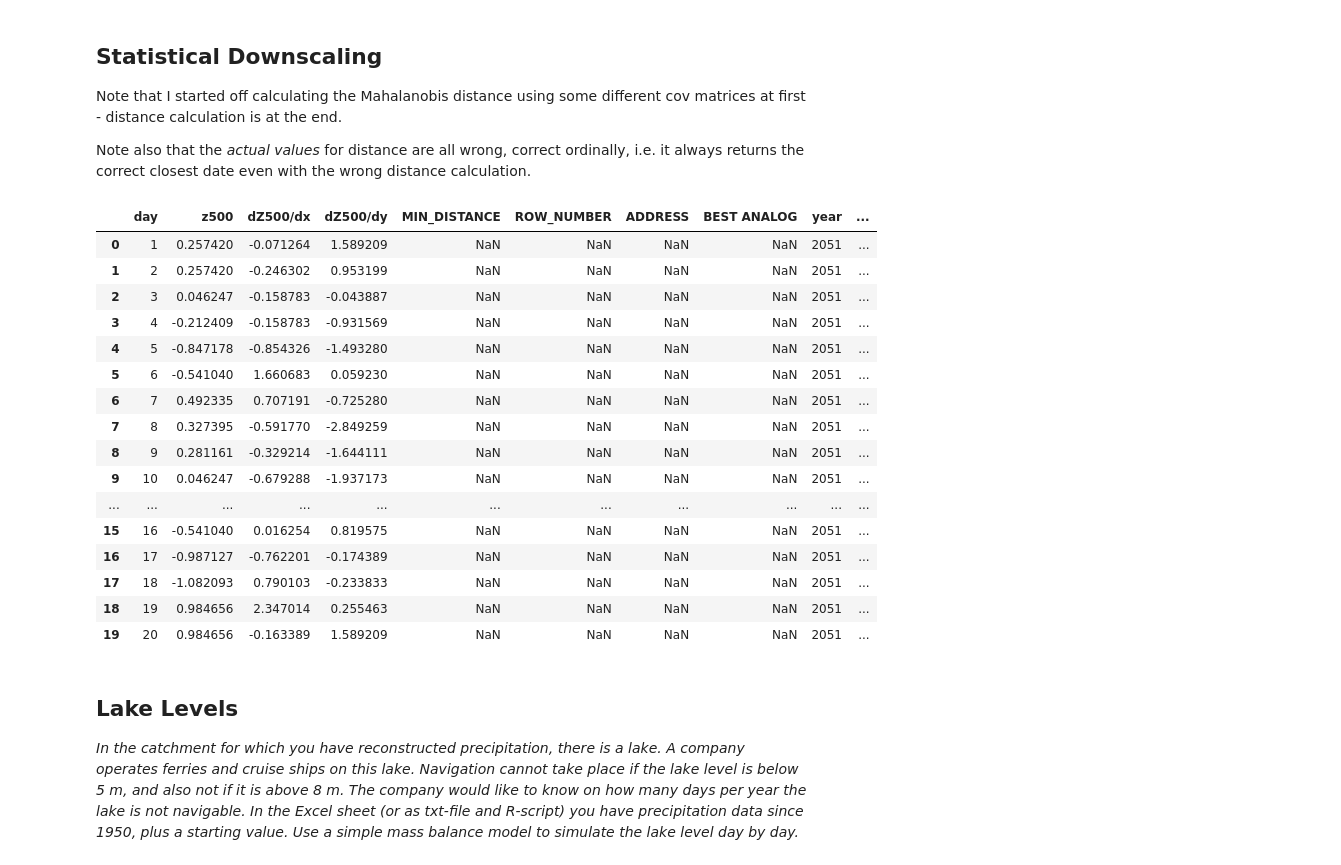
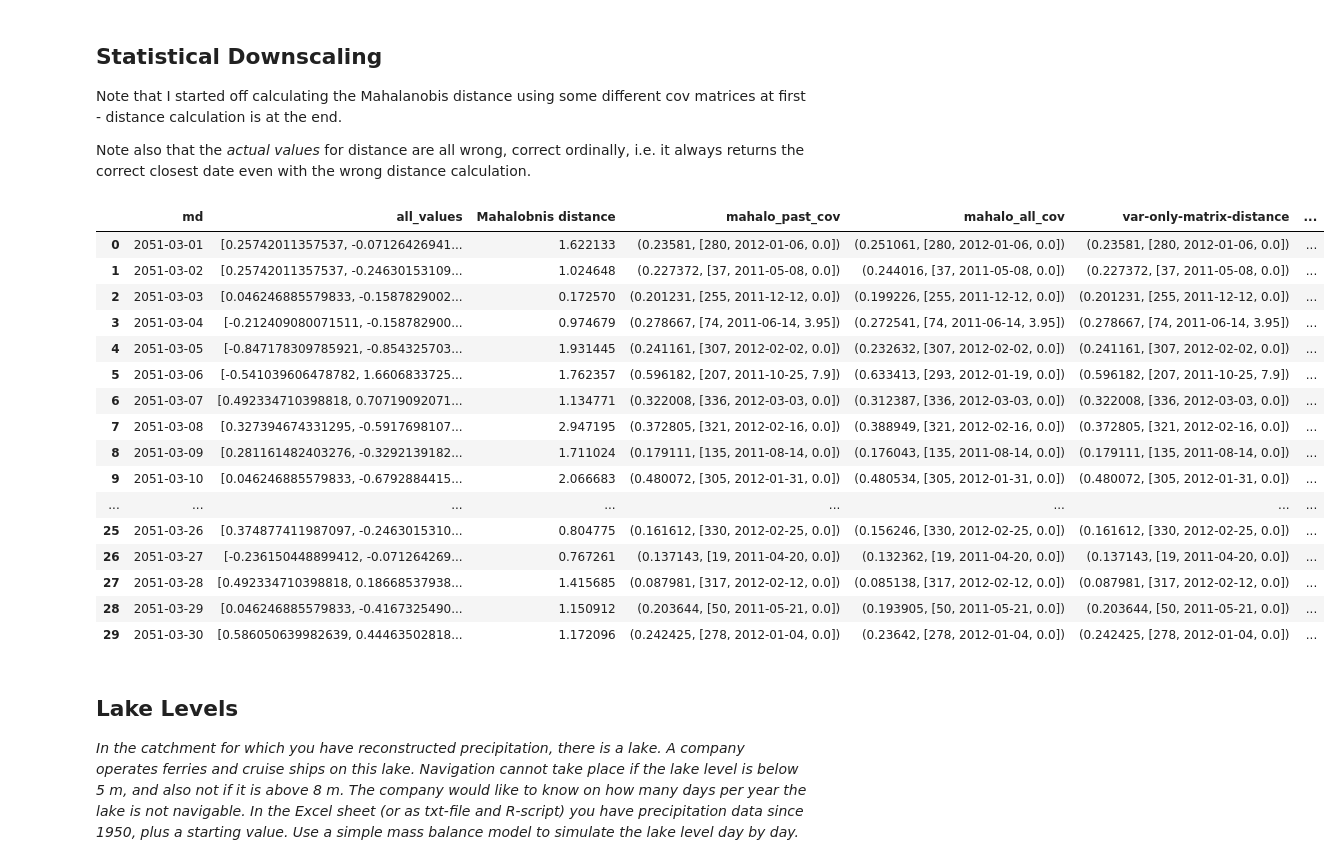
Before and after one commit to thorerismann/wcdata, a Jupyter notebook: module_1.ipynb, the cells around one changed output. Saved outputs shown, nothing was run; the diff lists cells and outputs as text; code cells hidden in the pictures.

```diff
--- a/module_1.ipynb
+++ b/module_1.ipynb
@@ -652,25 +652,28 @@ for i in future.index:
 future["distance"] = dist_1
 # %%
 #future.drop(columns = ["year","month","MIN_DISTANCE","ROW_NUMBER","ADDRESS","BEST ANALOG","day"],inplace = True)
-future.head(20)
+future = future[['md', 'all_values',
+       'Mahalobnis distance', 'mahalo_past_cov', 'mahalo_all_cov',
+       'var-only-matrix-distance', 'distance']]
+future.head(30)
 # %% [output]
-|  | day | z500 | dZ500/dx | dZ500/dy | MIN_DISTANCE | ROW_NUMBER | ADDRESS | BEST ANALOG | year | ... |
-| 0 | 1 | 0.257420 | -0.071264 | 1.589209 | NaN | NaN | NaN | NaN | 2051 | ... |
-| 1 | 2 | 0.257420 | -0.246302 | 0.953199 | NaN | NaN | NaN | NaN | 2051 | ... |
-| 2 | 3 | 0.046247 | -0.158783 | -0.043887 | NaN | NaN | NaN | NaN | 2051 | ... |
-| 3 | 4 | -0.212409 | -0.158783 | -0.931569 | NaN | NaN | NaN | NaN | 2051 | ... |
-| 4 | 5 | -0.847178 | -0.854326 | -1.493280 | NaN | NaN | NaN | NaN | 2051 | ... |
-| 5 | 6 | -0.541040 | 1.660683 | 0.059230 | NaN | NaN | NaN | NaN | 2051 | ... |
-| 6 | 7 | 0.492335 | 0.707191 | -0.725280 | NaN | NaN | NaN | NaN | 2051 | ... |
-| 7 | 8 | 0.327395 | -0.591770 | -2.849259 | NaN | NaN | NaN | NaN | 2051 | ... |
-| 8 | 9 | 0.281161 | -0.329214 | -1.644111 | NaN | NaN | NaN | NaN | 2051 | ... |
-| 9 | 10 | 0.046247 | -0.679288 | -1.937173 | NaN | NaN | NaN | NaN | 2051 | ... |
-| ... | ... | ... | ... | ... | ... | ... | ... | ... | ... | ... |
-| 15 | 16 | -0.541040 | 0.016254 | 0.819575 | NaN | NaN | NaN | NaN | 2051 | ... |
-| 16 | 17 | -0.987127 | -0.762201 | -0.174389 | NaN | NaN | NaN | NaN | 2051 | ... |
-| 17 | 18 | -1.082093 | 0.790103 | -0.233833 | NaN | NaN | NaN | NaN | 2051 | ... |
-| 18 | 19 | 0.984656 | 2.347014 | 0.255463 | NaN | NaN | NaN | NaN | 2051 | ... |
-| 19 | 20 | 0.984656 | -0.163389 | 1.589209 | NaN | NaN | NaN | NaN | 2051 | ... |
+|  | md | all_values | Mahalobnis distance | mahalo_past_cov | mahalo_all_cov | var-only-matrix-distance | ... |
+| 0 | 2051-03-01 | [0.25742011357537, -0.07126426941... | 1.622133 | (0.23581, [280, 2012-01-06, 0.0]) | (0.251061, [280, 2012-01-06, 0.0]) | (0.23581, [280, 2012-01-06, 0.0]) | ... |
+| 1 | 2051-03-02 | [0.25742011357537, -0.24630153109... | 1.024648 | (0.227372, [37, 2011-05-08, 0.0]) | (0.244016, [37, 2011-05-08, 0.0]) | (0.227372, [37, 2011-05-08, 0.0]) | ... |
+| 2 | 2051-03-03 | [0.046246885579833, -0.1587829002... | 0.172570 | (0.201231, [255, 2011-12-12, 0.0]) | (0.199226, [255, 2011-12-12, 0.0]) | (0.201231, [255, 2011-12-12, 0.0]) | ... |
+| 3 | 2051-03-04 | [-0.212409080071511, -0.158782900... | 0.974679 | (0.278667, [74, 2011-06-14, 3.95]) | (0.272541, [74, 2011-06-14, 3.95]) | (0.278667, [74, 2011-06-14, 3.95]) | ... |
+| 4 | 2051-03-05 | [-0.847178309785921, -0.854325703... | 1.931445 | (0.241161, [307, 2012-02-02, 0.0]) | (0.232632, [307, 2012-02-02, 0.0]) | (0.241161, [307, 2012-02-02, 0.0]) | ... |
+| 5 | 2051-03-06 | [-0.541039606478782, 1.6606833725... | 1.762357 | (0.596182, [207, 2011-10-25, 7.9]) | (0.633413, [293, 2012-01-19, 0.0]) | (0.596182, [207, 2011-10-25, 7.9]) | ... |
+| 6 | 2051-03-07 | [0.492334710398818, 0.70719092071... | 1.134771 | (0.322008, [336, 2012-03-03, 0.0]) | (0.312387, [336, 2012-03-03, 0.0]) | (0.322008, [336, 2012-03-03, 0.0]) | ... |
+| 7 | 2051-03-08 | [0.327394674331295, -0.5917698107... | 2.947195 | (0.372805, [321, 2012-02-16, 0.0]) | (0.388949, [321, 2012-02-16, 0.0]) | (0.372805, [321, 2012-02-16, 0.0]) | ... |
+| 8 | 2051-03-09 | [0.281161482403276, -0.3292139182... | 1.711024 | (0.179111, [135, 2011-08-14, 0.0]) | (0.176043, [135, 2011-08-14, 0.0]) | (0.179111, [135, 2011-08-14, 0.0]) | ... |
+| 9 | 2051-03-10 | [0.046246885579833, -0.6792884415... | 2.066683 | (0.480072, [305, 2012-01-31, 0.0]) | (0.480534, [305, 2012-01-31, 0.0]) | (0.480072, [305, 2012-01-31, 0.0]) | ... |
+| ... | ... | ... | ... | ... | ... | ... | ... |
+| 25 | 2051-03-26 | [0.374877411987097, -0.2463015310... | 0.804775 | (0.161612, [330, 2012-02-25, 0.0]) | (0.156246, [330, 2012-02-25, 0.0]) | (0.161612, [330, 2012-02-25, 0.0]) | ... |
+| 26 | 2051-03-27 | [-0.236150448899412, -0.071264269... | 0.767261 | (0.137143, [19, 2011-04-20, 0.0]) | (0.132362, [19, 2011-04-20, 0.0]) | (0.137143, [19, 2011-04-20, 0.0]) | ... |
+| 27 | 2051-03-28 | [0.492334710398818, 0.18668537938... | 1.415685 | (0.087981, [317, 2012-02-12, 0.0]) | (0.085138, [317, 2012-02-12, 0.0]) | (0.087981, [317, 2012-02-12, 0.0]) | ... |
+| 28 | 2051-03-29 | [0.046246885579833, -0.4167325490... | 1.150912 | (0.203644, [50, 2011-05-21, 0.0]) | (0.193905, [50, 2011-05-21, 0.0]) | (0.203644, [50, 2011-05-21, 0.0]) | ... |
+| 29 | 2051-03-30 | [0.586050639982639, 0.44463502818... | 1.172096 | (0.242425, [278, 2012-01-04, 0.0]) | (0.23642, [278, 2012-01-04, 0.0]) | (0.242425, [278, 2012-01-04, 0.0]) | ... |
 # %% [markdown]
 ## Lake Levels
 
```
Also changed, not shown: 7 other files.
